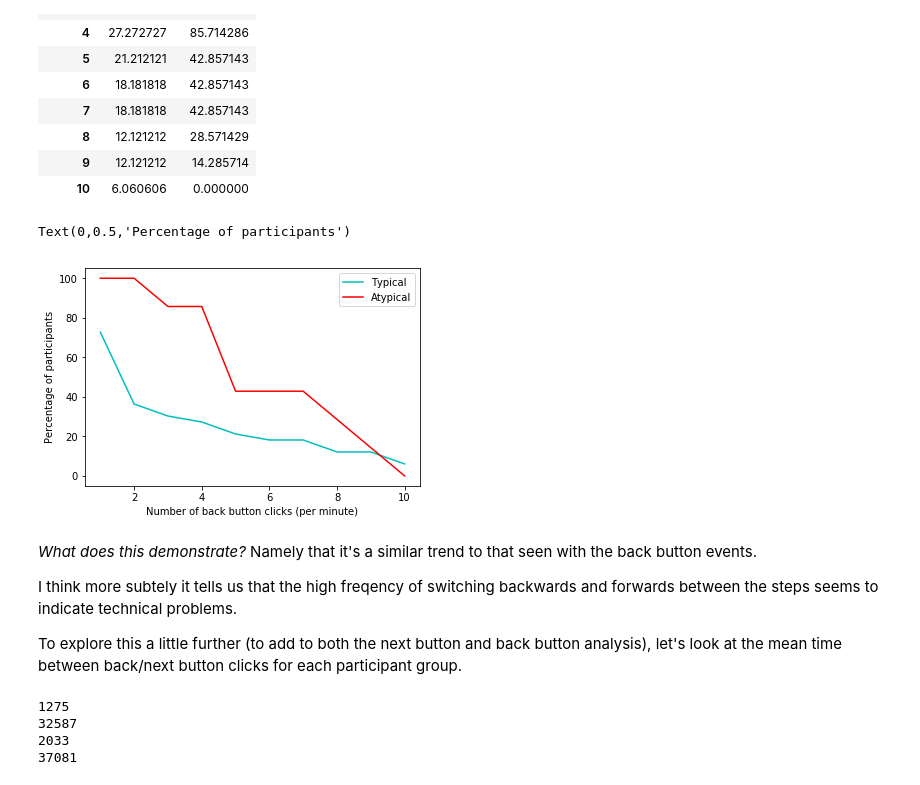
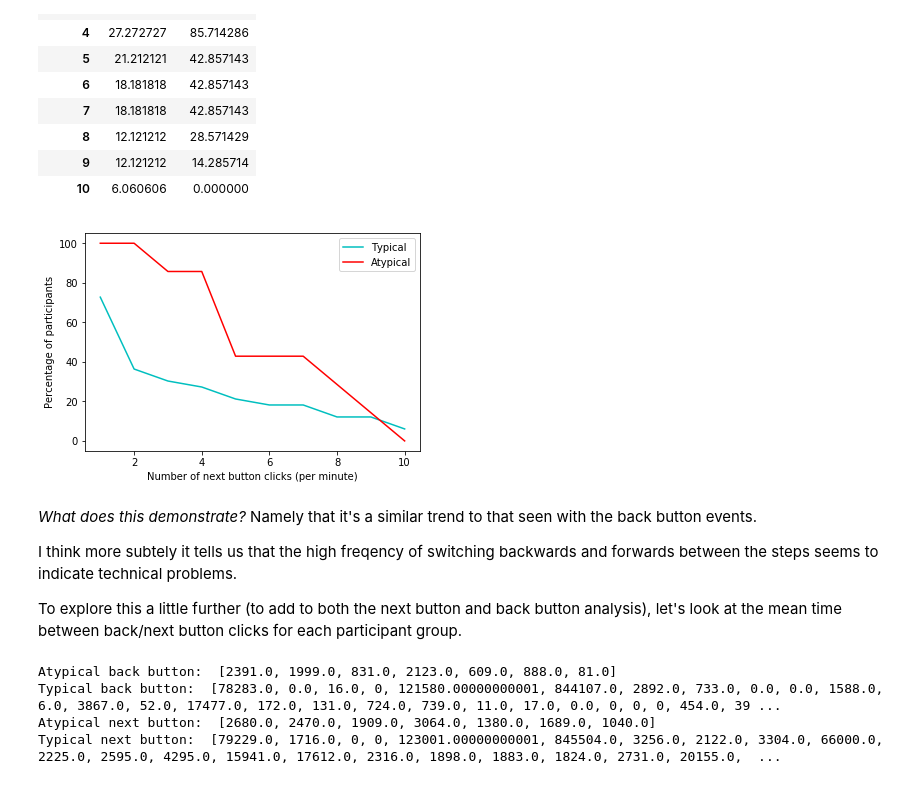
Before and after one commit to JonoCX/cake_data_notebooks_dsjm18, a Jupyter notebook: technical-difficulties.ipynb, the cells around one changed output. Saved outputs shown, nothing was run; the diff lists cells and outputs as text; code cells hidden in the pictures.

```diff
--- a/technical-difficulties.ipynb
+++ b/technical-difficulties.ipynb
@@ -483,13 +484,12 @@ nxt_btn_df
 # %%
 plt.plot(nxt_btn_df['typical'], label='Typical', color='c')
 plt.plot(nxt_btn_df['atypical'], label='Atypical', color='r')
 plt.legend()
-plt.xlabel('Number of back button clicks (per minute)')
+plt.xlabel('Number of next button clicks (per minute)')
 plt.ylabel('Percentage of participants')
-# plt.savefig('proportion_of_users_back_button.png', dpi=300)
+plt.savefig('proportion_of_users_next_button.png', dpi=300)
 # %% [output]
-Text(0,0.5,'Percentage of participants')
-[figure, old version]
+[figure, new version]
 # %% [markdown]
 _What does this demonstrate?_
 Namely that it's a similar trend to that seen with the back button events.
@@ -504,18 +504,6 @@ def diff_in_secs(t1, t2):
     td = t1 - t2
     return td.total_seconds()
 
-"""
-def find_event_frequency(dataframe, pid, event):
-    ts_item = dataframe[dataframe['participant_id'] == pid][['timestamp', 'item']] # get the two columns
-    ts_item['timestamp'] = pd.to_datetime(ts_item['timestamp']) # make sure that it's a data time object
-    ts_item.index = ts_item['timestamp'] # set the index of the data frame to the timestamp
-    del ts_item['timestamp'] # delete the timestamp column
-    ts_item_back = ts_item.loc[ts_item['item'] == event] # get the locations where back_button appears.
-    ts_item_back['count'] = 1 # just add a count for each of the rows
-    del ts_item_back['item'] # we no longer need this
-    res = ts_item_back.resample('T').sum()# ts_df.resample('T').sum()
-    return res
-"""
 # find the frequency for the back button and atypical
 def find_mean_time_between_events(dataframe, event):
     mean_for_each_pid = []
@@ -531,14 +519,14 @@ def find_mean_time_between_events(dataframe, event):
             count += diff_in_secs(t, previous)
             previous = t
         mean_for_each_pid.append(count)
-    return round(mean(mean_for_each_pid))
+    return mean_for_each_pid#round(mean(mean_for_each_pid))
 
 print('Atypical back button: ', find_mean_time_between_events(td_raw, 'back_button'))
 print('Typical back button: ', find_mean_time_between_events(typical_df, 'back_button'))
 print('Atypical next button: ', find_mean_time_between_events(td_raw, 'next_button'))
-print(find_mean_time_between_events(typical_df, 'next_button'))
+print('Typical next button: ', find_mean_time_between_events(typical_df, 'next_button'))
 # %% [output]
-1275
-32587
-2033
-37081
+Atypical back button:  [2391.0, 1999.0, 831.0, 2123.0, 609.0, 888.0, 81.0]
+Typical back button:  [78283.0, 0.0, 16.0, 0, 121580.00000000001, 844107.0, 2892.0, 733.0, 0.0, 0.0, 1588.0, 6.0, 3867.0, 52.0, 17477.0, 172.0, 131.0, 724.0, 739.0, 11.0, 17.0, 0.0, 0, 0, 0, 454.0, 39 ...
+Atypical next button:  [2680.0, 2470.0, 1909.0, 3064.0, 1380.0, 1689.0, 1040.0]
+Typical next button:  [79229.0, 1716.0, 0, 0, 123001.00000000001, 845504.0, 3256.0, 2122.0, 3304.0, 66000.0, 2225.0, 2595.0, 4295.0, 15941.0, 17612.0, 2316.0, 1898.0, 1883.0, 1824.0, 2731.0, 20155.0,  ...
```
Also changed, not shown: parts of 7 cells of this notebook, 1 other file.
